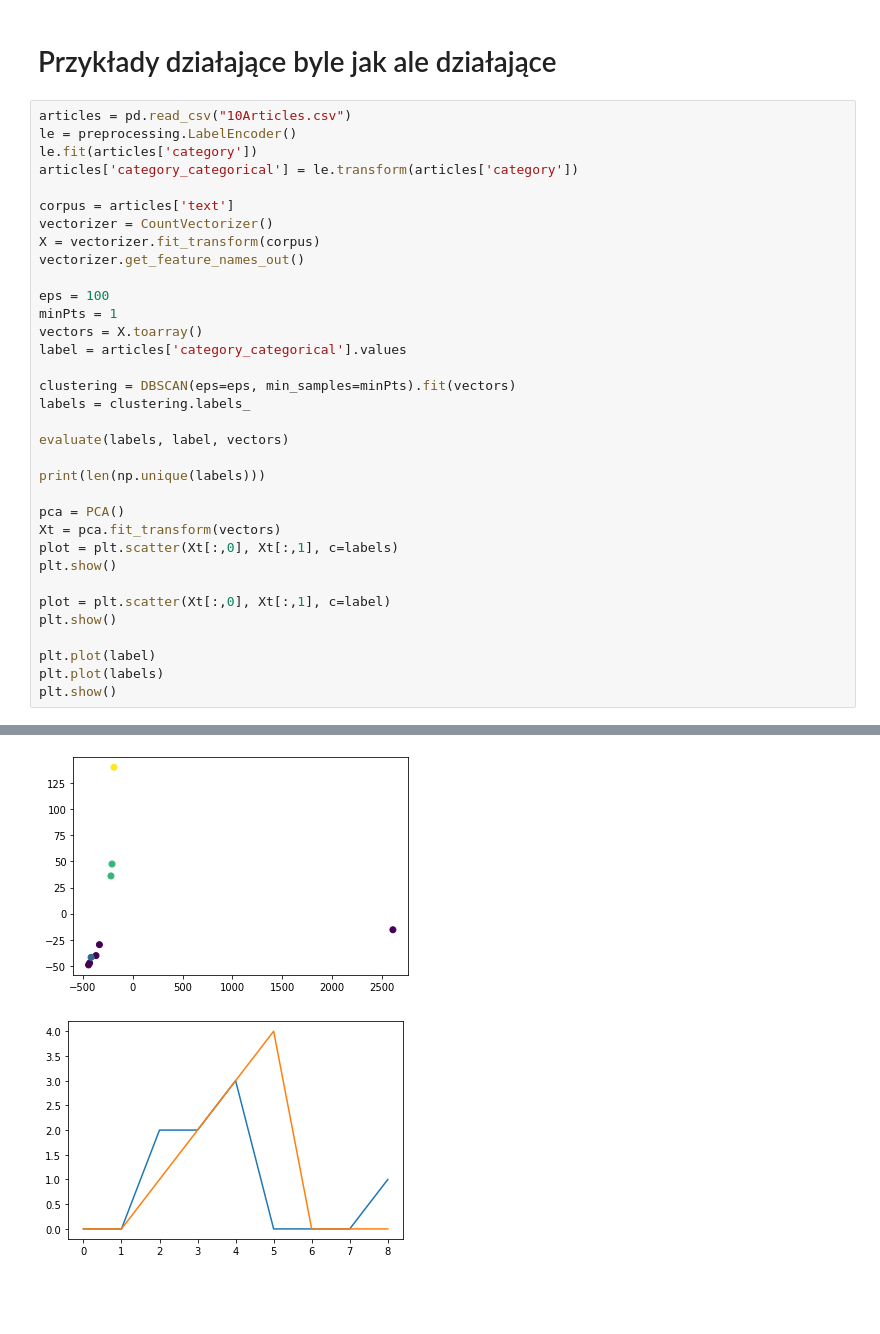
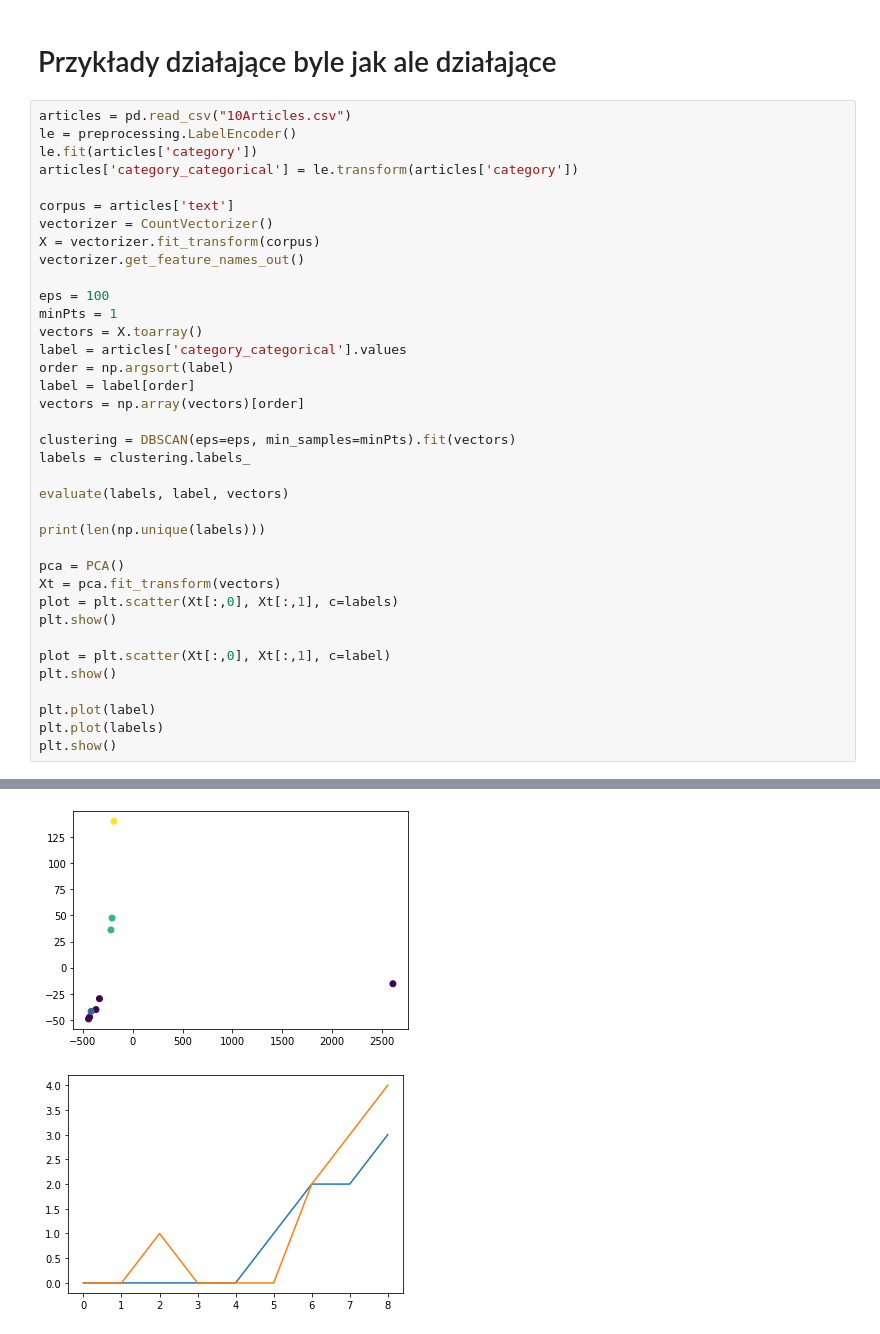
Before and after one commit to jsobolew/MED22ZDBSCAN, a Jupyter notebook: CountVectorizer.ipynb, the cells around one changed output, grey strips where cells are left out. Saved outputs shown, nothing was run; the diff lists cells and outputs as text; blank space fills up the shorter version.

```diff
--- a/CountVectorizer.ipynb
+++ b/CountVectorizer.ipynb
@@ -100,6 +100,9 @@ eps = 100
 minPts = 1
 vectors = X.toarray()
 label = articles['category_categorical'].values
+order = np.argsort(label)
+label = label[order]
+vectors = np.array(vectors)[order]
 
 clustering = DBSCAN(eps=eps, min_samples=minPts).fit(vectors)
 labels = clustering.labels_
@@ -133,2 +136,2 @@ Silhouette Coefficient: 0.328
 [figure]
-[figure, old version]
+[figure, new version]
```
Also changed, not shown: parts of 2 cells of this notebook, 4 other files.
